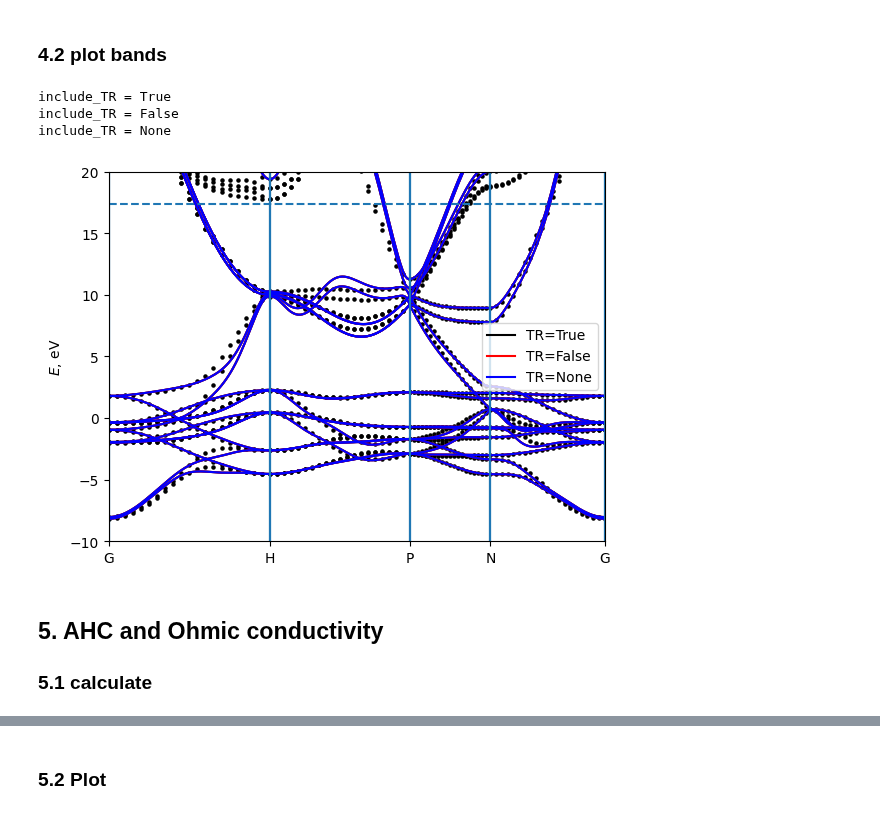
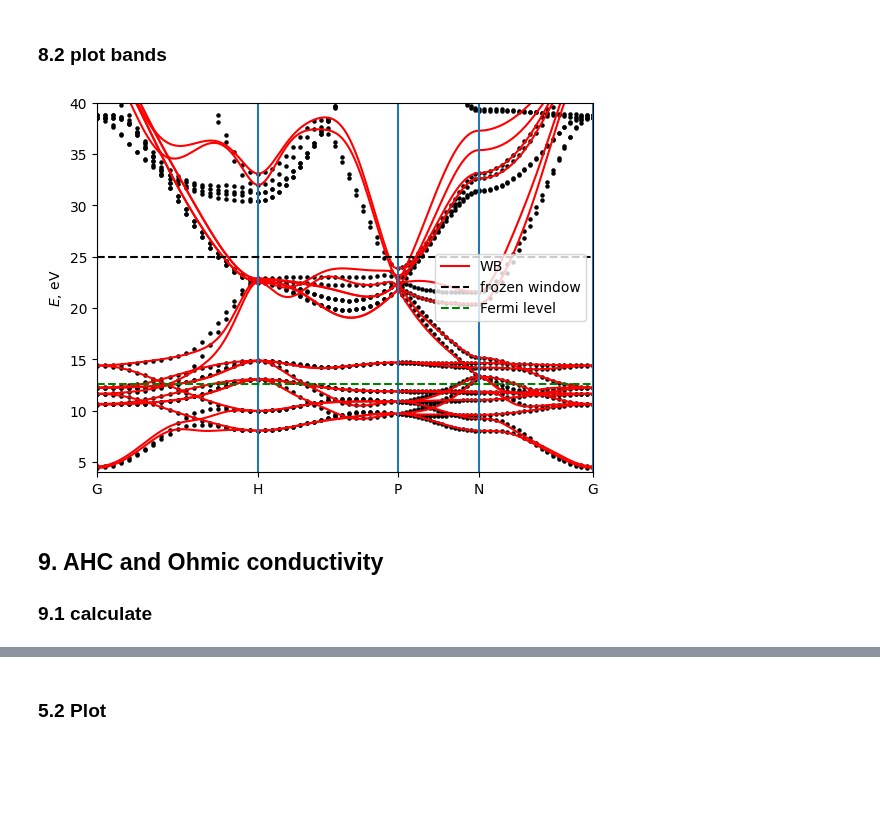
Before and after one commit to wannier-berri/WannierBerri-tutorial, a Jupyter notebook: tutorials/6_wannierisation/wannierise.ipynb, the cells around one changed output, grey strips where cells are left out. Drawn from its saved outputs; the diff is of its cells as text; code cells hidden in the pictures; blank space fills up the shorter version.

```diff
--- a/tutorials/6_wannierisation/wannierise.ipynb
+++ b/tutorials/6_wannierisation/wannierise.ipynb
@@ -103,0 +195,16 @@ total time for wannierization 5.1594460010528564
+# %%
+
+
+cprint (f"wannierising", "blue", attrs=["bold"])
+#aidata.apply_outer_window(win_min=-8,win_max= 100 )
+froz_max=25
+w90data.wannierise( init = "amn",
+                froz_min=4,
+                froz_max=froz_max,
+                print_progress_every=1,
+                num_iter=31,
+                conv_tol=1e-6,
+                mix_ratio_z=1.0,
+                localise=True,
+                sitesym=True,
+                )
@@ -132,0 +231,4 @@ Wannier Centers cart (raw):
+# %%
+
+system = wberri.system.System_w90(w90data= w90data, berry=True, transl_inv_JM=True,
+                                  symmetrize=True)
@@ -191,53 +285,47 @@ time1 =  0.0031366348266601562
 Totally processed 215 K-points
 run() finished
 # %% [markdown]
-### 4.2 plot bands
+### 8.2 plot bands
 # %%
 
 # plot the bands and compare with pw
-EF = 12.6
+# EF = 12
 
-A = np.loadtxt(path_data / "Fe_bands_pw.dat")
+A = np.loadtxt("./pwscf/Fe_bands_pw.dat")
 bohr_ang = scipy.constants.physical_constants['Bohr radius'][0] / 1e-10
 alatt = 5.4235* bohr_ang
 A[:,0]*= 2*np.pi/alatt
-A[:,1] = A[:,1] - EF
+A[:,1] = A[:,1]
 plt.scatter(A[:,0], A[:,1], c="black", s=5)
 
-colors = ["blue", "red","black"]
-for includeTR in include_TR_list:
-    cprint (f"include_TR = {includeTR}", "green", attrs=["bold"])
 
-    path_result = results_path[includeTR].results["tabulate"]
 
-    path_result.plot_path_fat(path,
+bands_path.plot_path_fat(path,
                 quantity=None,
                 # save_file="Fe_bands.pdf",
-                Eshift=EF,
+                Eshift=0,
                 Emin=-10, Emax=50,
                 iband=None,
                 mode="fatband",
                 fatfactor=20,
                 cut_k=False,
-                linecolor=colors.pop(),
+                linecolor="red",
                 close_fig=False,
                 show_fig=False,
-                label=f"TR={includeTR}"
+                label=f"WB"
                 )
 
-plt.ylim(-10, 20)
-plt.hlines(froz_max-EF, 0, A[-1,0], linestyles="dashed")
+plt.ylim(4, 40)
+plt.hlines(froz_max, 0, A[-1,0], linestyles="dashed", label="frozen window", color="black")
+plt.hlines(12.6, 0, A[-1,0], linestyles="dashed", label="Fermi level", color="green")
 plt.legend()
 plt.savefig("Fe_bands.pdf")
 # %% [output]
-include_TR = True
-include_TR = False
-include_TR = None
-[figure, old version]
+[figure, new version]
 # %% [markdown]
-## 5. AHC and Ohmic conductivity
+## 9. AHC and Ohmic conductivity
 
-### 5.1 calculate
+### 9.1 calculate
 # %%
 results_grid = {}
 efermi = np.linspace(12.4,12.8,1001)
```
Also changed, not shown: parts of 26 cells of this notebook, 13 other files.
